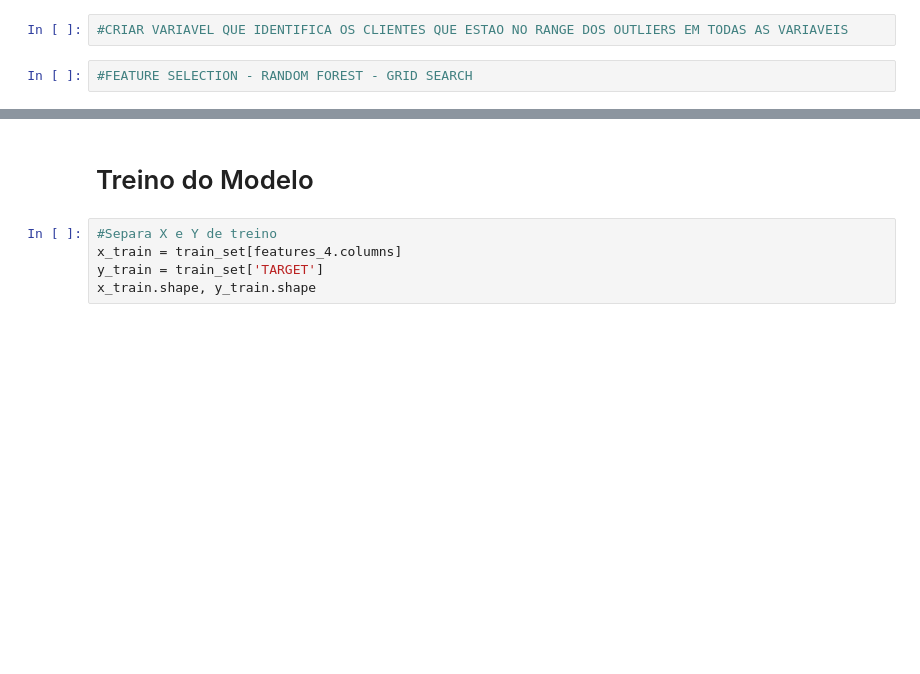
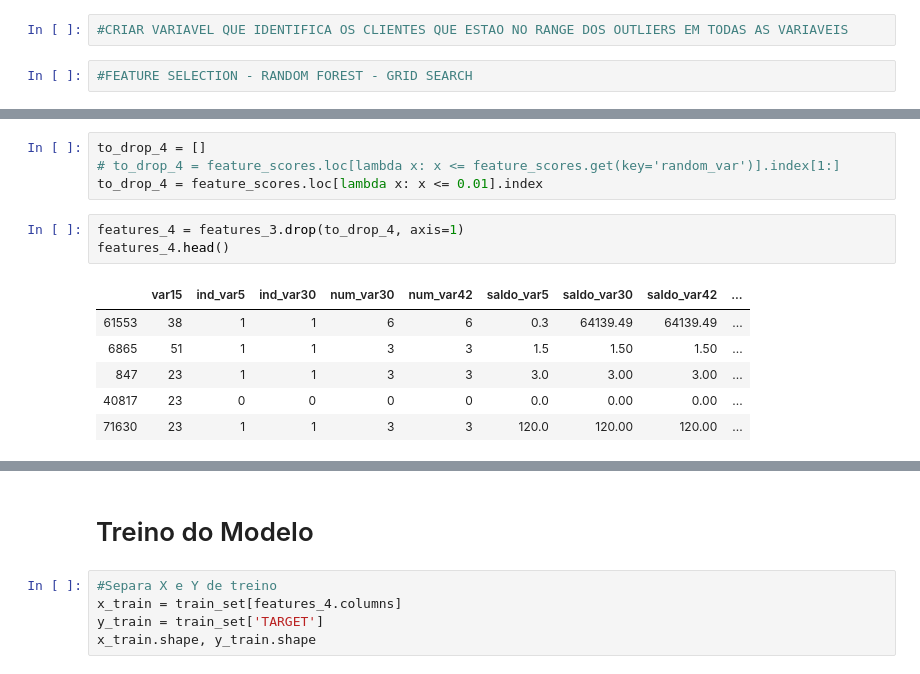
Before and after one commit to brunaolivc/DATA_MASTER, a Jupyter notebook: DM_prep.ipynb, the cells around one changed output, grey strips where cells are left out. Drawn from its saved outputs; the diff is of its cells as text; blank space fills up the shorter version.

```diff
--- a/DM_prep.ipynb
+++ b/DM_prep.ipynb
@@ -503,0 +593,14 @@ feature_scores.get(key='random_var')
+# %%
+to_drop_4 = []
+# to_drop_4 = feature_scores.loc[lambda x: x <= feature_scores.get(key='random_var')].index[1:]
+to_drop_4 = feature_scores.loc[lambda x: x <= 0.01].index
+# %%
+features_4 = features_3.drop(to_drop_4, axis=1)
+features_4.head()
+# %% [output]
+|  | var15 | ind_var5 | ind_var30 | num_var30 | num_var42 | saldo_var5 | saldo_var30 | saldo_var42 | ... |
+| 61553 | 38 | 1 | 1 | 6 | 6 | 0.3 | 64139.49 | 64139.49 | ... |
+| 6865 | 51 | 1 | 1 | 3 | 3 | 1.5 | 1.50 | 1.50 | ... |
+| 847 | 23 | 1 | 1 | 3 | 3 | 3.0 | 3.00 | 3.00 | ... |
+| 40817 | 23 | 0 | 0 | 0 | 0 | 0.0 | 0.00 | 0.00 | ... |
+| 71630 | 23 | 1 | 1 | 3 | 3 | 120.0 | 120.00 | 120.00 | ... |
```
Also changed, not shown: parts of 110 cells of this notebook, 4 other files.
